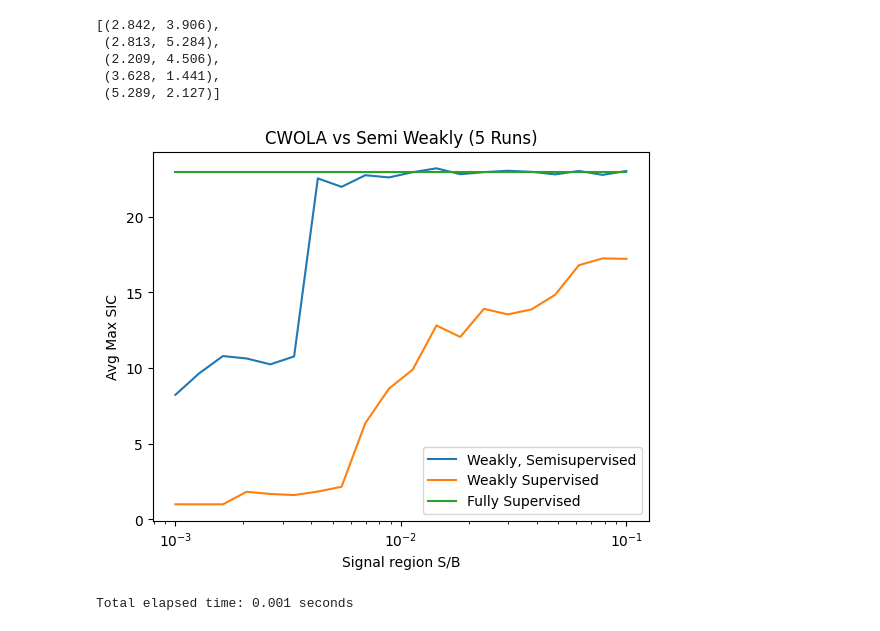
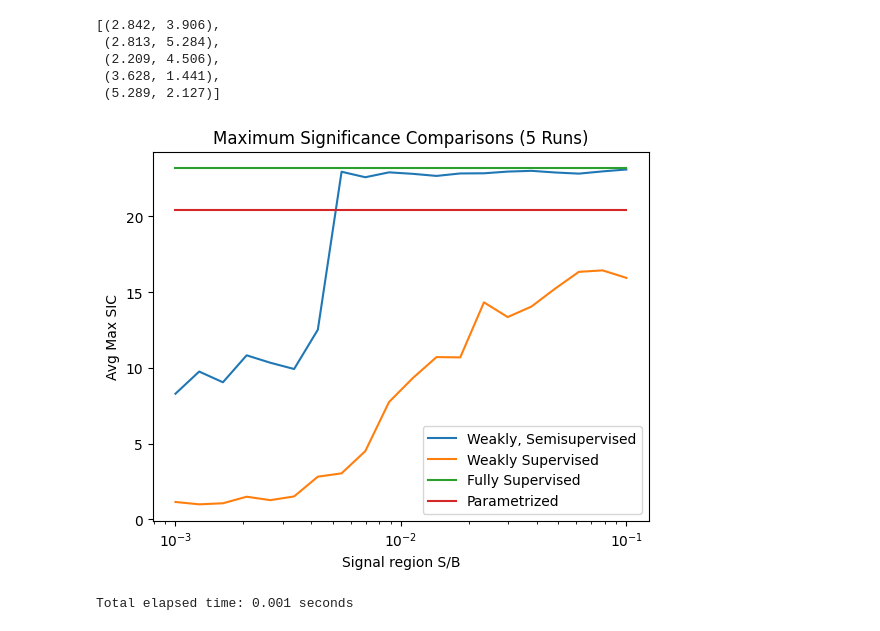
Before and after one commit to GitGup/SemiWeaklySupervised, a Jupyter notebook: SemiWeakly6Features.ipynb, the cells around one changed output. Drawn from its saved outputs; the diff is of its cells as text; code cells hidden in the pictures.

Commit message:
FS no reinitialization, parametrized plotted, optimizing parametrized

```diff
--- a/SemiWeakly6Features.ipynb
+++ b/SemiWeakly6Features.ipynb
@@ -403,8 +431,8 @@ msic2 = []
 # w1 = 1.367
 # w2 = 2.991
 
-w1 = 2
-w2 = 5
+w1 = 3.241
+w2 = 3.649
 print(w1, w2)
 
 for sigfrac in np.logspace(-3,-1,20):
@@ -439,8 +467,8 @@ for sigfrac in np.logspace(-3,-1,20):
     model_all2 = Model(inputs = inputs, outputs = ws)
     model_all2.compile(loss='binary_crossentropy', optimizer=tf.keras.optimizers.Adam(learning_rate = 0.01))
 
-    m1 = 3.5
-    m2 = 5.5
+    m1 = 3
+    m2 = 3
 
     test_background = int(1/2 *len(x[0,0, qq, noise]))
     train_background = int(1/4 * len(x[0,0,qq, noise]))
@@ -577,8 +586,14 @@ def train_supervised(m1, m2):
     model_dedicated.add(Dense(1, activation='sigmoid'))
     model_dedicated.compile(loss="binary_crossentropy", optimizer='adam', metrics=['accuracy'])
 
-    history_fullySupervised = model_dedicated.fit(X_train_full, Y_train_full, epochs=20,validation_data=(X_val_full, Y_val_full),batch_size=1024, verbose = 0)
+    history_fullySupervised = model_dedicated.fit(X_train_full, Y_train_full, epochs=100,validation_data=(X_val_full, Y_val_full),batch_size=1024, verbose = 0)
     return model_dedicated
+# %%
+weight_list = [(2.842, 3.906),
+ (2.813, 5.284),
+ (2.209, 4.506),
+ (3.628, 1.441),
+ (5.289, 2.127)]
 # %%
 from models import createSimpleModel
 qq = "qq"
@@ -760,21 +778,24 @@ initial_weights_list_runs
 # %%
 sig_list = np.logspace(-3, -1, 20)
 avgmsic1 = np.median(msic1_runs, axis = 0)
 avgmsic2 = np.median(msic2_runs, axis = 0)
 avgmsic3 = np.median(msic3_runs, axis = 0)
+avgmsic4 = np.median(msic4_runs, axis = 0)
 
 plt.figure()
 plt.plot(sig_list,avgmsic1,label="Weakly, Semisupervised")
 plt.plot(sig_list,avgmsic2,label="Weakly Supervised")
 plt.plot(sig_list,avgmsic3,label="Fully Supervised")
-plt.title(f"CWOLA vs Semi Weakly (5 Runs)")
+plt.plot(sig_list,avgmsic4,label="Parametrized")
+
+plt.title(f"Maximum Significance Comparisons (5 Runs)")
 plt.legend()
 plt.xscale("log")
 plt.xlabel("Signal region S/B")
 plt.ylabel("Avg Max SIC")
 plt.show()
 # %% [output]
-[figure, old version]
+[figure, new version]
 # %%
 max_sics = {}
 max_sics[("SWS", feature_dims, len(model_all2.trainable_weights), m1, m2)] = msic1_runs
```
Also changed, not shown: parts of 9 cells of this notebook.
